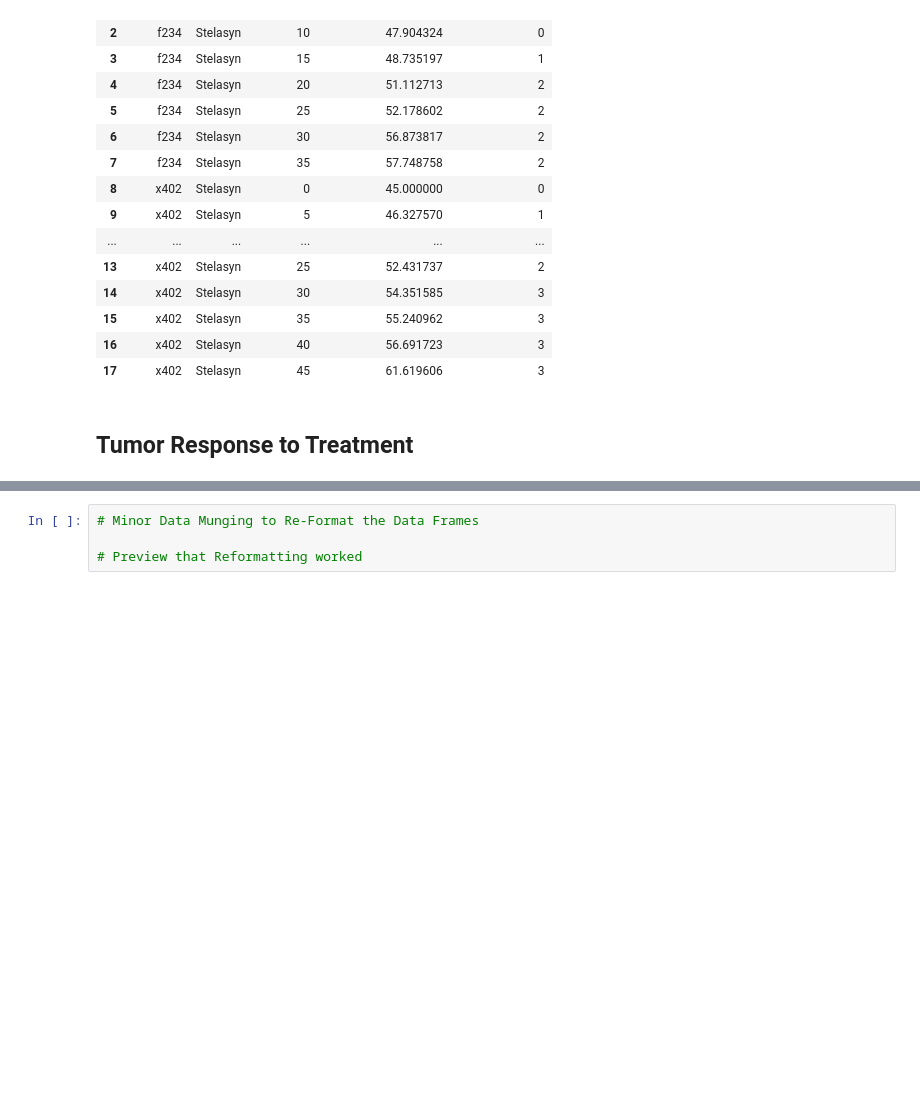
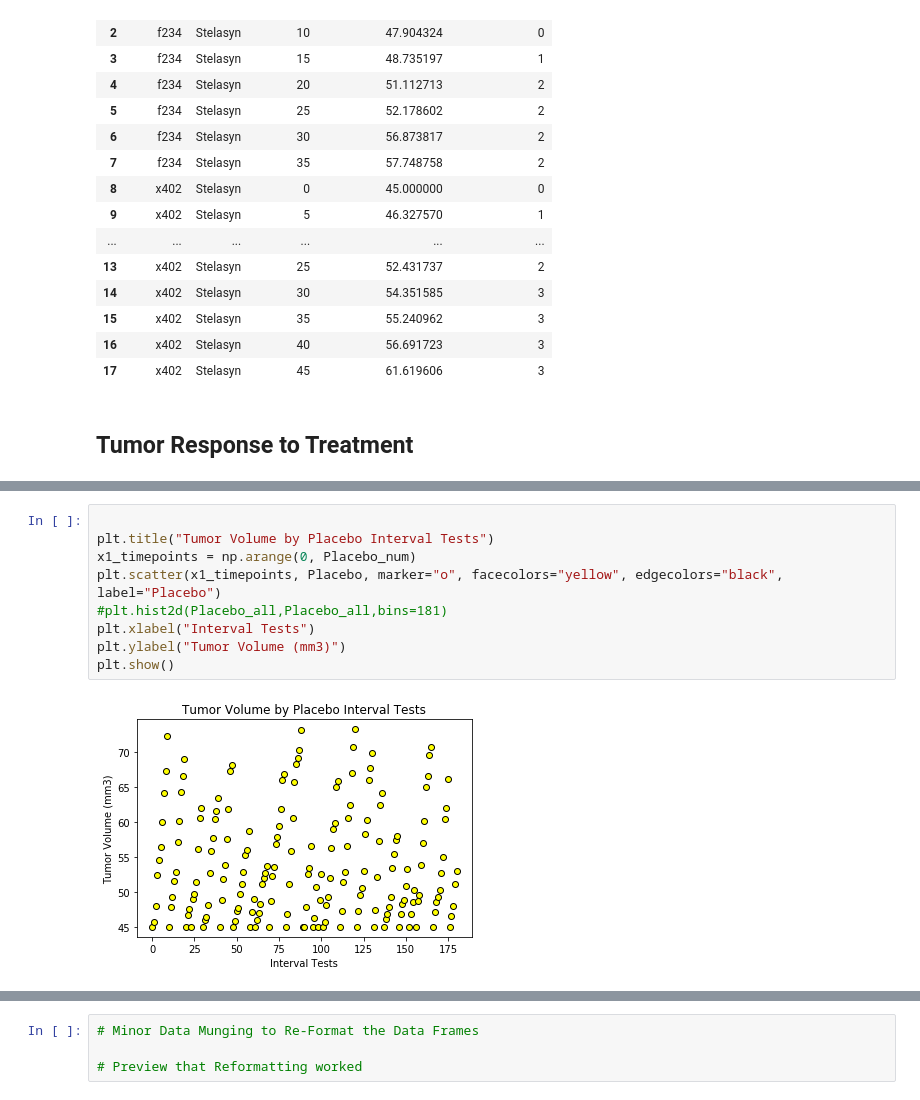
Before and after one commit to RobLMCO/05-MatplotlibHomework, a Jupyter notebook: pymaceuticals_starter.ipynb, the cells around one changed output, grey strips where cells are left out. Drawn from its saved outputs; the diff is of its cells as text; blank space fills up the shorter version.

```diff
--- a/pymaceuticals_starter.ipynb
+++ b/pymaceuticals_starter.ipynb
@@ -133,0 +230,11 @@ __________________
+# %%
+
+plt.title("Tumor Volume by Placebo Interval Tests")
+x1_timepoints = np.arange(0, Placebo_num)
+plt.scatter(x1_timepoints, Placebo, marker="o", facecolors="yellow", edgecolors="black", label="Placebo")
+#plt.hist2d(Placebo_all,Placebo_all,bins=181)
+plt.xlabel("Interval Tests")
+plt.ylabel("Tumor Volume (mm3)")
+plt.show()
+# %% [output]
+[figure, added]
```
Also changed, not shown: parts of 5 cells of this notebook.
